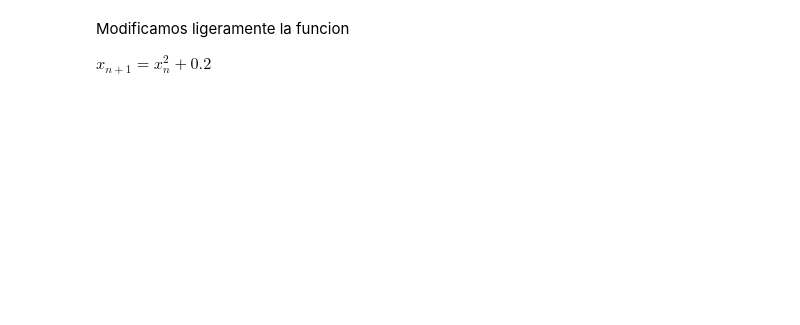
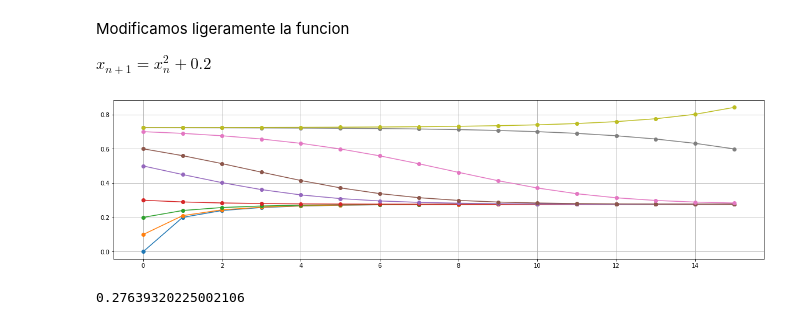
Before and after one commit to meguia/DNL_unq, a Jupyter notebook: DNL_mapas.ipynb, the cells around one changed output. Cells and saved outputs as stored; diff of their text form; code cells hidden in the pictures; blank space fills up the shorter version.

```diff
--- a/DNL_mapas.ipynb
+++ b/DNL_mapas.ipynb
@@ -109,13 +130,18 @@ def f2(x):
 # %%
 # multiples condiciones iniciales
 T = 15
 xini = [0, 0.1, 0.2, 0.3, 0.5, 0.6,0.7,0.723,0.724]
 for x in xini:
   xn = [x]
   for t in range(T):
     x = f2(x)
     xn.append(x)
   plt.plot(xn,'-o');
+  plt.grid()
+# %% [output]
+[figure, added]
 # %%
-(1+np.sqrt(0.2))/2
+(1-np.sqrt(0.2))/2
+# %% [output]
+0.27639320225002106
 # %%
```
Also changed, not shown: parts of 12 cells of this notebook, 1 other file.
